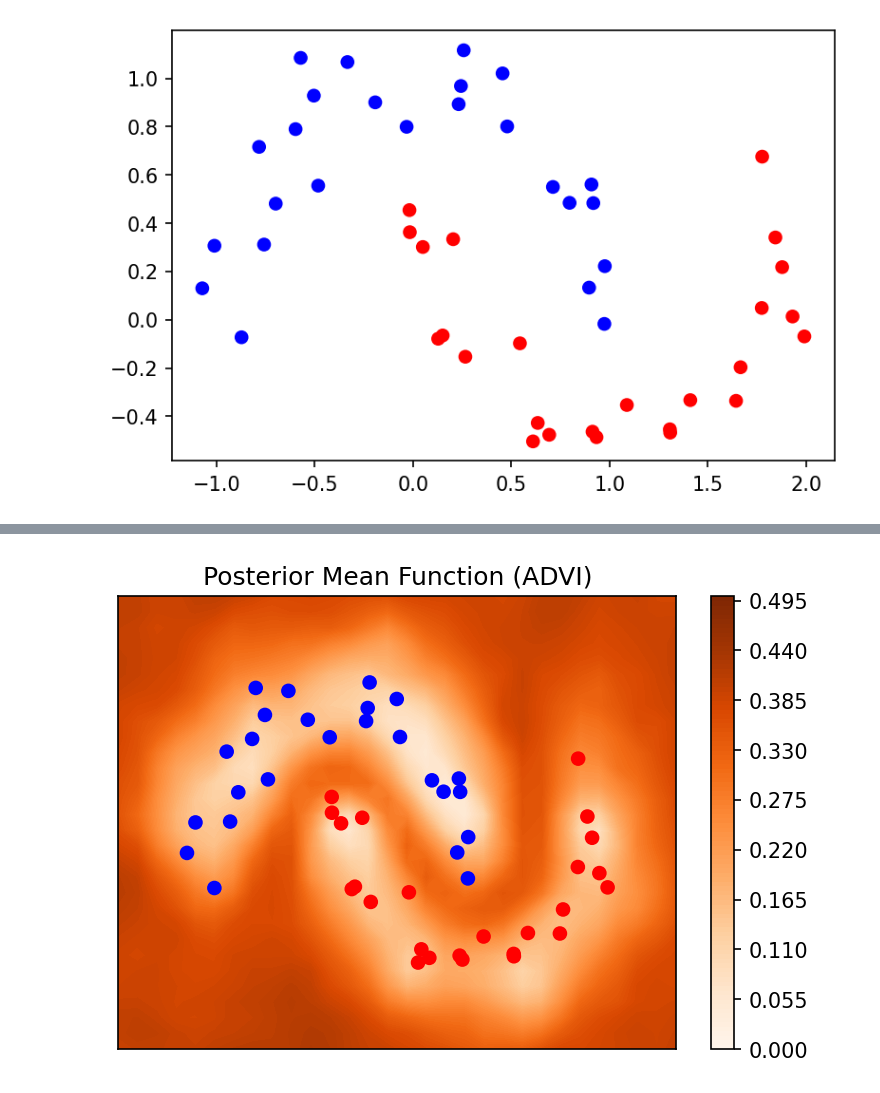
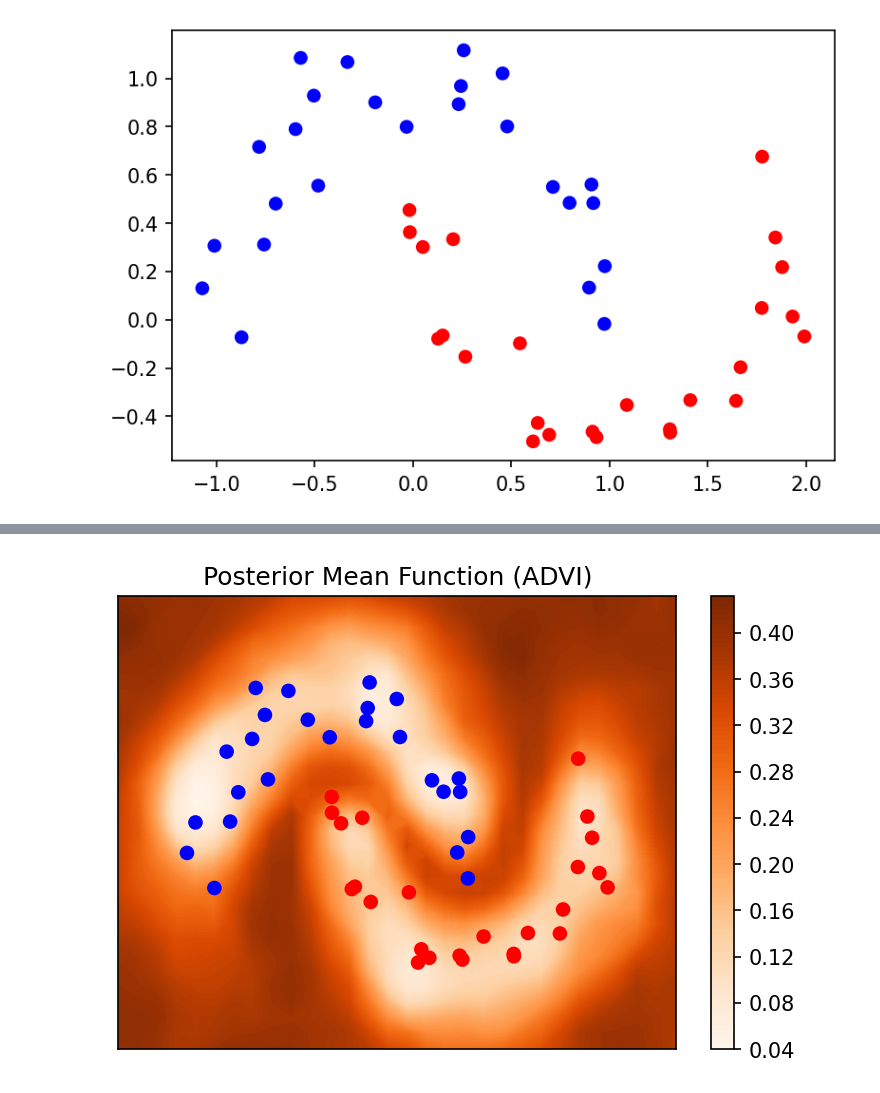
Before and after one commit to luiarthur/TuringBnpBenchmarks, a Jupyter notebook: src/gp-binary/notebooks/gp_binary_stan.ipynb, the cells around one changed output, grey strips where cells are left out. Saved outputs shown, nothing was run; the diff lists cells and outputs as text; code cells hidden in the pictures.

```diff
--- a/src/gp-binary/notebooks/gp_binary_stan.ipynb
+++ b/src/gp-binary/notebooks/gp_binary_stan.ipynb
@@ -258,10 +263,10 @@ plt.title("Posterior Mean Function ({})".format('ADVI'));
 # %%
 plt.contourf(x0, x1, sigmoid(p).std(0).reshape(x0.shape),
-             np.linspace(0, 0.5, 101),
-             cmap=plt.get_cmap('Oranges'), vmin=0, vmax=0.5)
+             101, # np.linspace(0, 0.5, 101), vmin=0, vmax=0.5,
+             cmap=plt.get_cmap('Oranges'))
 plt.colorbar();
 plot_data(X, y)
 plt.xticks([]); plt.yticks([]);
 plt.title("Posterior Mean Function ({})".format('ADVI'));
 # %% [output]
-[figure, old version]
+[figure, new version]
```
Also changed, not shown: parts of 13 cells of this notebook, 1 other file.
